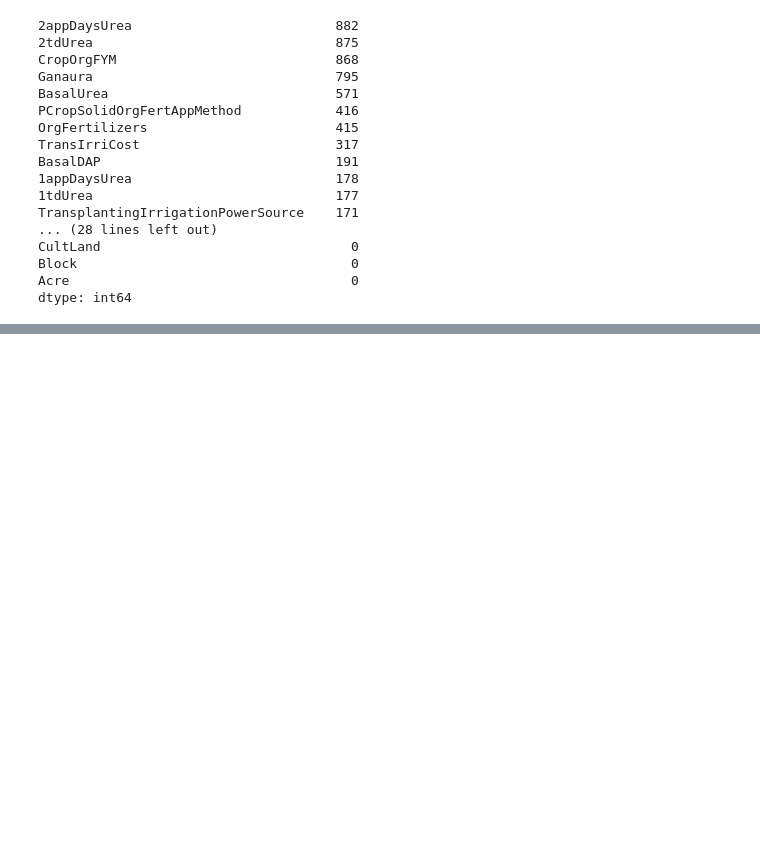
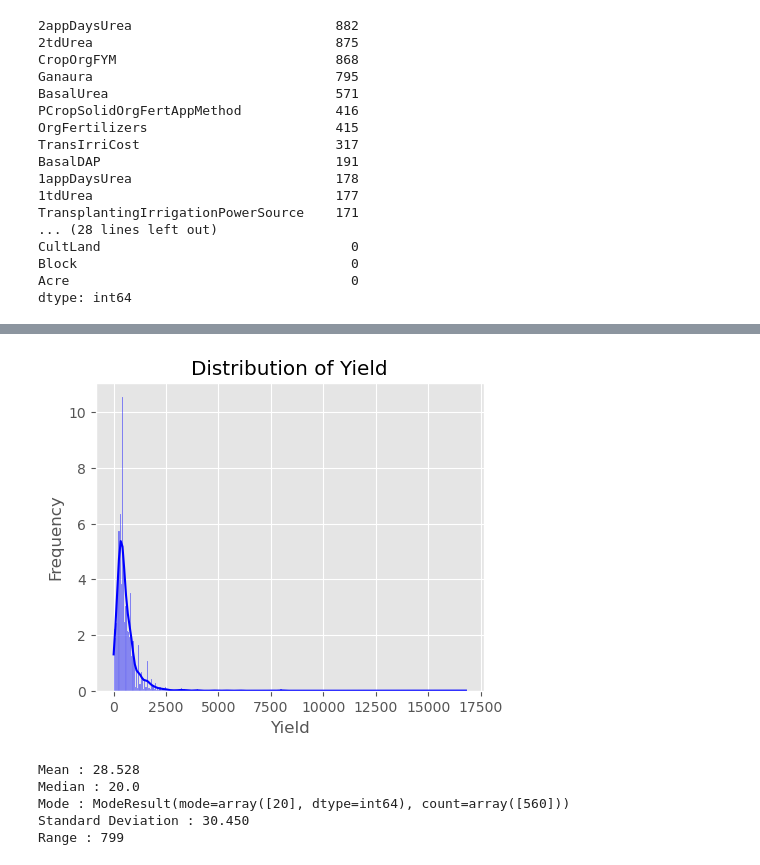
Before and after one commit to JOHNMARK-cmd/phase5project, a Jupyter notebook: GROUP-SIX.ipynb, the cells around one changed output, grey strips where cells are left out. Drawn from its saved outputs; the diff is of its cells as text; code cells hidden in the pictures; blank space fills up the shorter version.

```diff
--- a/GROUP-SIX.ipynb
+++ b/GROUP-SIX.ipynb
@@ -502,0 +525,14 @@ plt.show()
+# %%
+# Performing univariate analysis of the data
+def train_descriptive(data, column):
+    mean = np.mean(data[column])
+    median = np.median(data[column])
+    mode = stats.mode(np.array(data[column]))
+    std = np.std(data[column])
+    range = np.ptp(data[column])
+
+    print(f"Mean : {mean:.3f}")
+    print(f"Median : {median}")
+    print(f"Mode : {mode}")
+    print(f"Standard Deviation : {std:.3f}")
+    print(f"Range : {range}")
@@ -502,0 +548,19 @@ plt.show()
+# %%
+# Plotting the distribution of Yield
+fig, ax = plt.subplots(figsize=(5,4))
+sns.histplot(train["Yield"], stat = 'frequency', color = "blue", kde = True, ax = ax)
+ax.set_ylabel("Frequency")
+ax.set_xlabel("Yield")
+ax.set_title("Distribution of Yield")
+plt.show()
+# %% [output]
+[figure, added]
+# %%
+#checking the descriptive statistics of CultLand
+train_descriptive(train, "CultLand")
+# %% [output]
+Mean : 28.528
+Median : 20.0
+Mode : ModeResult(mode=array([20], dtype=int64), count=array([560]))
+Standard Deviation : 30.450
+Range : 799
```
Also changed, not shown: parts of 46 cells of this notebook.
